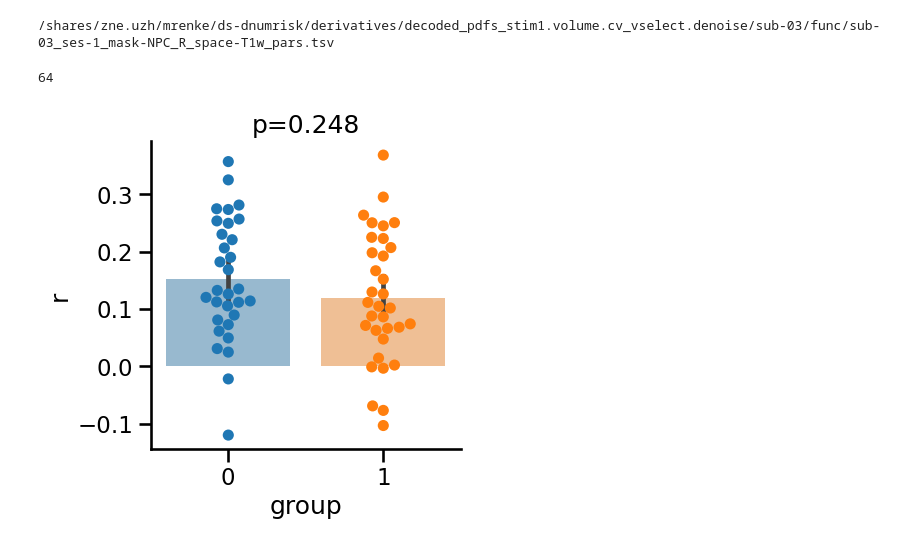
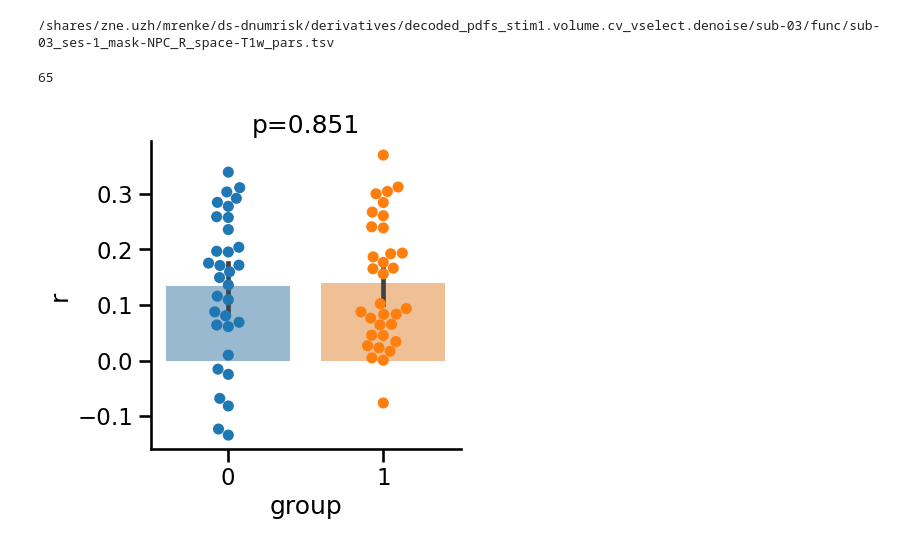
Before and after one commit to mrenke/numrisk, a Jupyter notebook: numrisk/neural_general/ana_nPRF-stim2_cluster.ipynb, the cells around one changed output. Saved outputs shown, nothing was run; the diff lists cells and outputs as text; code cells hidden in the pictures.

```diff
--- a/numrisk/neural_general/ana_nPRF-stim2_cluster.ipynb
+++ b/numrisk/neural_general/ana_nPRF-stim2_cluster.ipynb
@@ -54,23 +70,27 @@ r = pred_stim2.groupby(['subject', 'group']).apply(lambda d: pg.corr(d['E'], d[f
 r_stim1 = r.groupby(['subject','group'])['r'].mean()
 # %% [output]
 /shares/zne.uzh/mrenke/ds-dnumrisk/derivatives/decoded_pdfs_stim1.volume.cv_vselect.denoise/sub-03/func/sub-03_ses-1_mask-NPC_R_space-T1w_pars.tsv
+# %%
+# correlate predicted from stim2 with num from stim1
+r_12 = pred_stim1.groupby(['subject', 'group']).apply(lambda d: pg.corr(d['E'], d[f'log(n2)']))
+r_12 = r_12.groupby(['subject','group'])['r'].mean()
 # %%
-temp = r_stim2
+temp = r_12 #r_stim2
 
 y_var = 'r'
 an = pg.anova(data=temp.reset_index(), dv=y_var, between='group')
 p_val = np.round(an['p-unc'][0],3)
 
 sns.set_context('talk')
 fig, ax = plt.subplots(figsize=(4,4))
 sns.barplot(ax=ax,data=temp.reset_index(), x='group', y=y_var, alpha=0.5, hue='group', legend=False)
 sns.swarmplot(ax=ax, data=temp.reset_index(), x='group', y=y_var,  hue='group',size=8,legend=False)
 ax.set(title=f'p={p_val}') # ylim=(0.5,1),
 sns.despine()
 print(len(temp))
 # %% [output]
-64
+65
-[figure, old version]
+[figure, new version]
 # %%
 rs = pd.DataFrame(r_stim2).rename(columns ={'r':'r_stim2'}).join(pd.DataFrame(r_stim1).rename(columns ={'r':'r_stim1'}))
 
```
Also changed, not shown: parts of 7 cells of this notebook.
